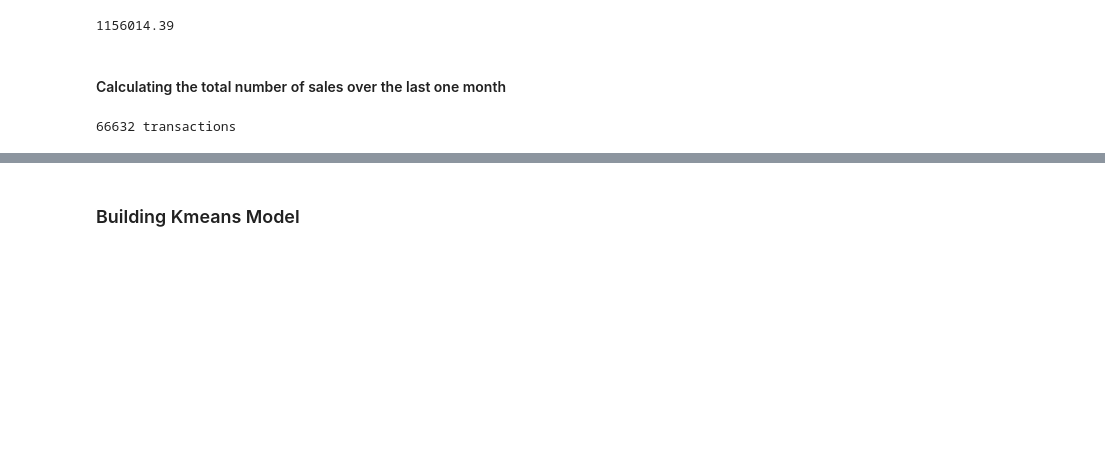
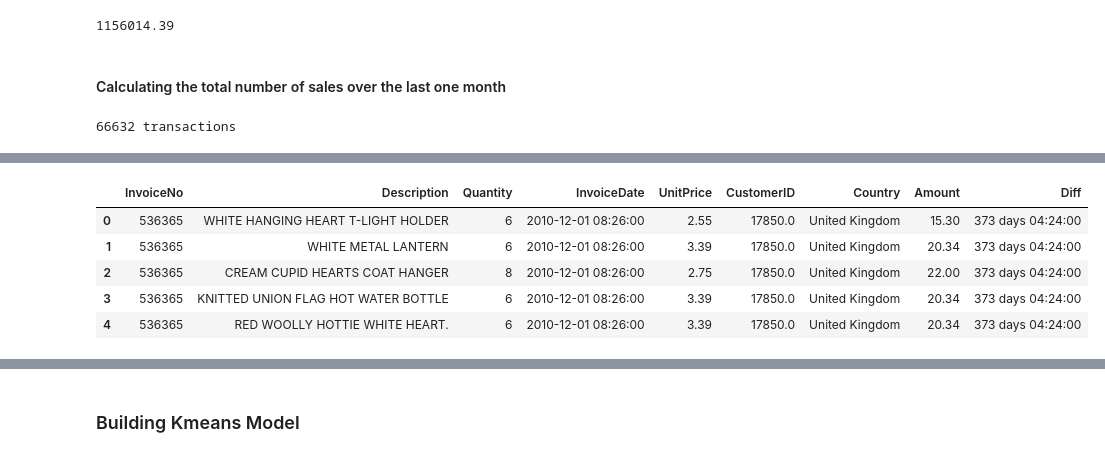
Before and after one commit to Jmucheke/Retail-EDA-kmeans, a Jupyter notebook: kmeans-retail.ipynb, the cells around one changed output, grey strips where cells are left out. Drawn from its saved outputs; the diff is of its cells as text; code cells hidden in the pictures; blank space fills up the shorter version.

```diff
--- a/kmeans-retail.ipynb
+++ b/kmeans-retail.ipynb
@@ -253,0 +278,10 @@ print(f"{total_sales_number_last_month} transactions")
+# %%
+data['Diff'] = max_date - data['InvoiceDate']
+data.head()
+# %% [output]
+|  | InvoiceNo | Description | Quantity | InvoiceDate | UnitPrice | CustomerID | Country | Amount | Diff |
+| 0 | 536365 | WHITE HANGING HEART T-LIGHT HOLDER | 6 | 2010-12-01 08:26:00 | 2.55 | 17850.0 | United Kingdom | 15.30 | 373 days 04:24:00 |
+| 1 | 536365 | WHITE METAL LANTERN | 6 | 2010-12-01 08:26:00 | 3.39 | 17850.0 | United Kingdom | 20.34 | 373 days 04:24:00 |
+| 2 | 536365 | CREAM CUPID HEARTS COAT HANGER | 8 | 2010-12-01 08:26:00 | 2.75 | 17850.0 | United Kingdom | 22.00 | 373 days 04:24:00 |
+| 3 | 536365 | KNITTED UNION FLAG HOT WATER BOTTLE | 6 | 2010-12-01 08:26:00 | 3.39 | 17850.0 | United Kingdom | 20.34 | 373 days 04:24:00 |
+| 4 | 536365 | RED WOOLLY HOTTIE WHITE HEART. | 6 | 2010-12-01 08:26:00 | 3.39 | 17850.0 | United Kingdom | 20.34 | 373 days 04:24:00 |
```
Also changed, not shown: parts of 11 cells of this notebook.
